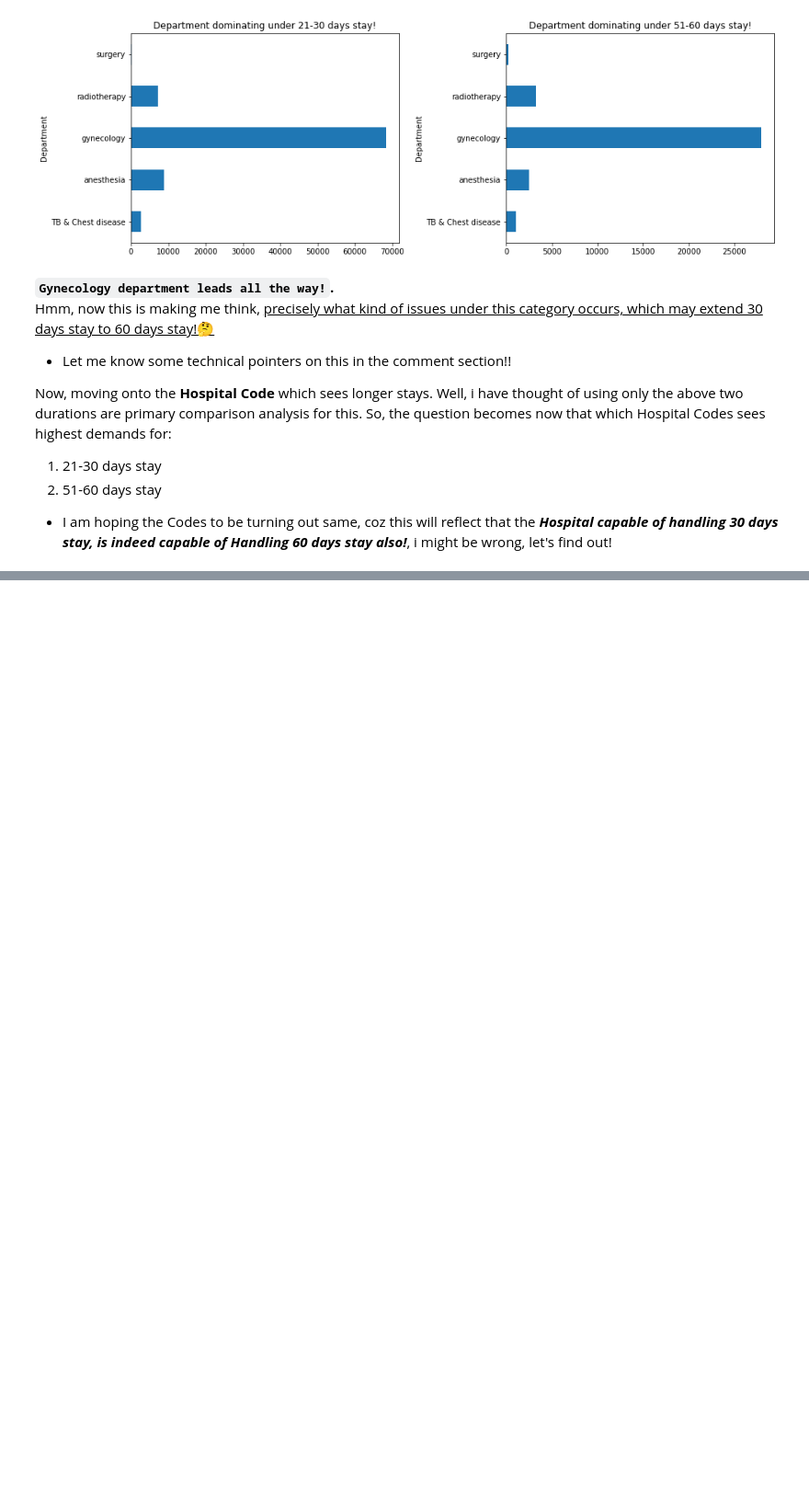
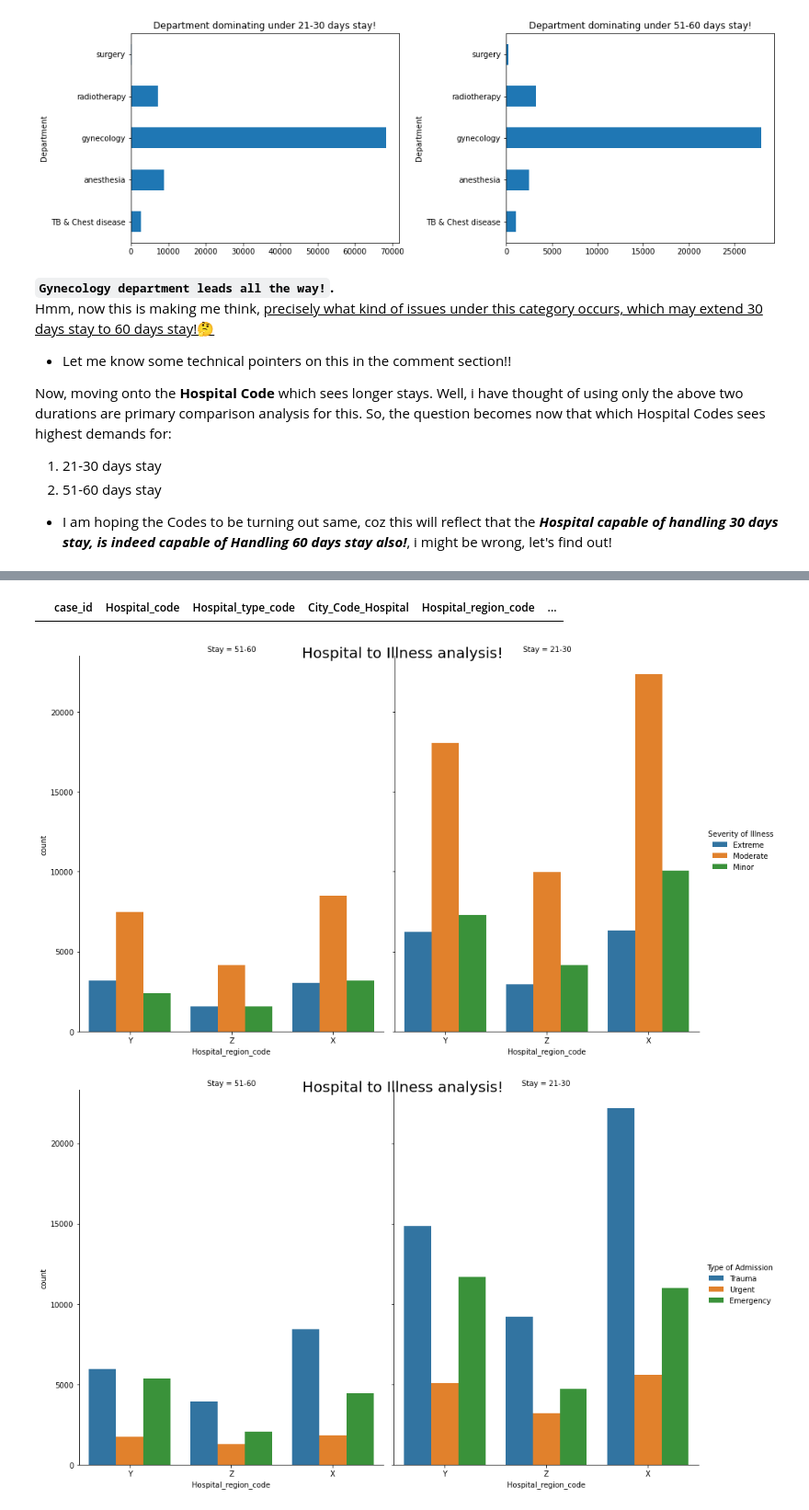
Before and after one commit to mishra-atul5001/Data-Science-Medium-Content, a Jupyter notebook: healthcare-problem-statement.ipynb, the cells around one changed output, grey strips where cells are left out. Shown: that part at 92% size. Saved outputs shown, nothing was run; the diff lists cells and outputs as text; code cells hidden in the pictures; blank space fills up the shorter version.

```diff
--- a/healthcare-problem-statement.ipynb
+++ b/healthcare-problem-statement.ipynb
@@ -226,0 +272,24 @@ So, the question becomes now that which Hospital Codes sees highest demands for:
+# %%
+# I actually missed checking the duplicate entries
+master_duration_df[master_duration_df.duplicated(subset = ['case_id'])]
+# %% [output]
+|  | case_id | Hospital_code | Hospital_type_code | City_Code_Hospital | Hospital_region_code | ... |
+# %%
+# SO, now will try to see against illness severity and type of admission!
+g = sns.catplot(hue="Severity of Illness", x="Hospital_region_code", col="Stay",
+                data=master_duration_df, kind="count",
+                height=8, aspect=.8);
+plt.suptitle('Hospital to Illness analysis!',fontsize = 20);
+
+g = sns.catplot(hue="Type of Admission", x="Hospital_region_code", col="Stay",
+                data=master_duration_df, kind="count",
+                height=8, aspect=.8);
+plt.suptitle('Hospital to Illness analysis!',fontsize = 20);
+
+g = sns.catplot(hue="City_Code_Hospital", x="Hospital_region_code", col="Stay",
+                data=master_duration_df, kind="count",
+                height=8, aspect=.8);
+plt.suptitle('Hospital to Illness analysis!',fontsize = 20);
+# %% [output]
+[figure, added]
+[figure, added]
```
Also changed, not shown: parts of 16 cells of this notebook.
